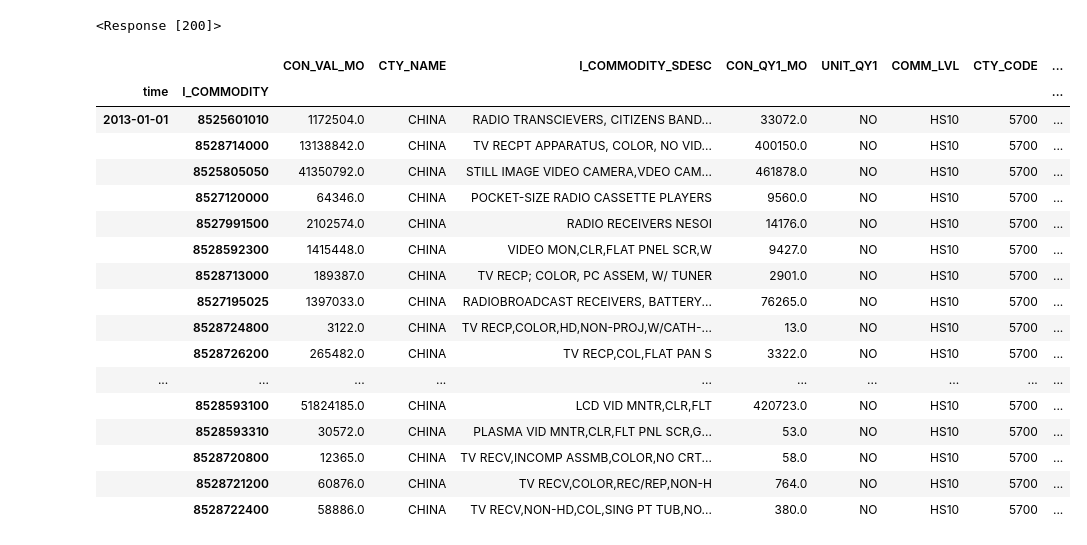
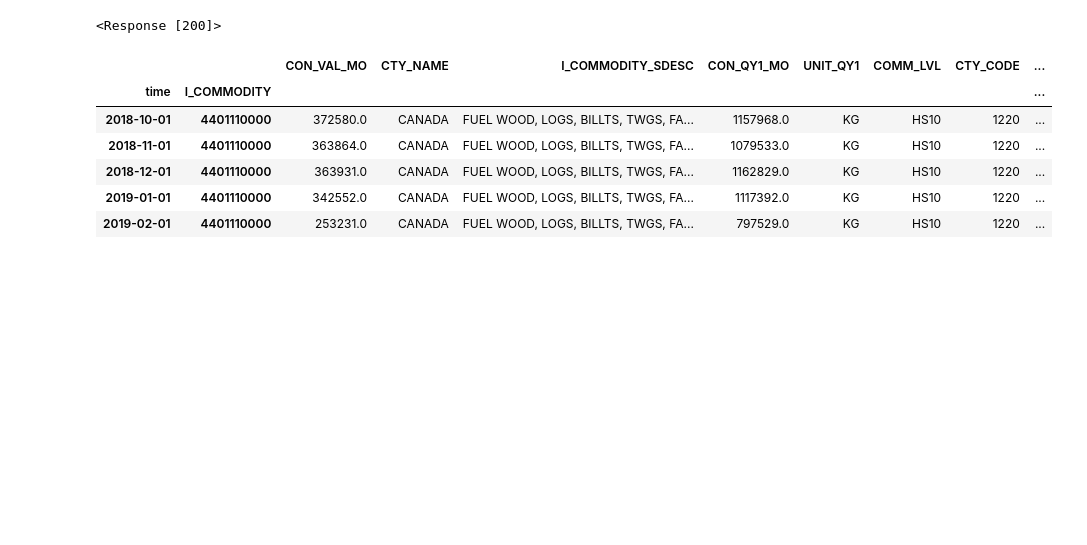
Before and after one commit to tradewartracker/trade-data-repo, a Jupyter notebook: scratch_pad/price-test.ipynb, the cells around one changed output. Drawn from its saved outputs; the diff is of its cells as text; code cells hidden in the pictures; blank space fills up the shorter version.

Commit message:
canada lumber example

```diff
--- a/scratch_pad/price-test.ipynb
+++ b/scratch_pad/price-test.ipynb
@@ -41,7 +41,7 @@ my_key = "&key=34e40301bda77077e24c859c6c6c0b721ad73fc7"
 end_use = "hs?get=CON_VAL_MO,CTY_NAME,I_COMMODITY_SDESC,CON_QY1_MO,UNIT_QY1"
 
 url = "https://api.census.gov/data/timeseries/intltrade/imports/" + end_use
-url = url + my_key + "&time==from+2013-01" + "&COMM_LVL=HS10" + "&I_COMMODITY=85*" + "&CTY_CODE=5700"
+url = url + my_key + "&time==from+2013-01" + "&COMM_LVL=HS10" + "&I_COMMODITY=44*" + "&CTY_CODE=1220"
 
 # This will grab all products that fall under the "non-alloyed unwrought aluminum"
 # and will have the quantity values that all appear to be in Killograms
@@ -69,26 +69,17 @@ df["price"] = df.CON_VAL_MO / df.CON_QY1_MO
 # %%
 df.set_index(["time", "I_COMMODITY"], inplace = True)
 
-df.head(30)
+df.sort_index()
+
+df.head()
 # %% [output]
 |  |  | CON_VAL_MO | CTY_NAME | I_COMMODITY_SDESC | CON_QY1_MO | UNIT_QY1 | COMM_LVL | CTY_CODE | ... |
 | time | I_COMMODITY |  |  |  |  |  |  |  | ... |
-| 2013-01-01 | 8525601010 | 1172504.0 | CHINA | RADIO TRANSCIEVERS, CITIZENS BAND... | 33072.0 | NO | HS10 | 5700 | ... |
-|  | 8528714000 | 13138842.0 | CHINA | TV RECPT APPARATUS, COLOR, NO VID... | 400150.0 | NO | HS10 | 5700 | ... |
-|  | 8525805050 | 41350792.0 | CHINA | STILL IMAGE VIDEO CAMERA,VDEO CAM... | 461878.0 | NO | HS10 | 5700 | ... |
-|  | 8527120000 | 64346.0 | CHINA | POCKET-SIZE RADIO CASSETTE PLAYERS | 9560.0 | NO | HS10 | 5700 | ... |
-|  | 8527991500 | 2102574.0 | CHINA | RADIO RECEIVERS NESOI | 14176.0 | NO | HS10 | 5700 | ... |
-|  | 8528592300 | 1415448.0 | CHINA | VIDEO MON,CLR,FLAT PNEL SCR,W | 9427.0 | NO | HS10 | 5700 | ... |
-|  | 8528713000 | 189387.0 | CHINA | TV RECP; COLOR, PC ASSEM, W/ TUNER | 2901.0 | NO | HS10 | 5700 | ... |
-|  | 8527195025 | 1397033.0 | CHINA | RADIOBROADCAST RECEIVERS, BATTERY... | 76265.0 | NO | HS10 | 5700 | ... |
-|  | 8528724800 | 3122.0 | CHINA | TV RECP,COLOR,HD,NON-PROJ,W/CATH-... | 13.0 | NO | HS10 | 5700 | ... |
-|  | 8528726200 | 265482.0 | CHINA | TV RECP,COL,FLAT PAN S | 3322.0 | NO | HS10 | 5700 | ... |
-| ... | ... | ... | ... | ... | ... | ... | ... | ... | ... |
-|  | 8528593100 | 51824185.0 | CHINA | LCD VID MNTR,CLR,FLT | 420723.0 | NO | HS10 | 5700 | ... |
-|  | 8528593310 | 30572.0 | CHINA | PLASMA VID MNTR,CLR,FLT PNL SCR,G... | 53.0 | NO | HS10 | 5700 | ... |
-|  | 8528720800 | 12365.0 | CHINA | TV RECV,INCOMP ASSMB,COLOR,NO CRT... | 58.0 | NO | HS10 | 5700 | ... |
-|  | 8528721200 | 60876.0 | CHINA | TV RECV,COLOR,REC/REP,NON-H | 764.0 | NO | HS10 | 5700 | ... |
-|  | 8528722400 | 58886.0 | CHINA | TV RECV,NON-HD,COL,SING PT TUB,NO... | 380.0 | NO | HS10 | 5700 | ... |
+| 2018-10-01 | 4401110000 | 372580.0 | CANADA | FUEL WOOD, LOGS, BILLTS, TWGS, FA... | 1157968.0 | KG | HS10 | 1220 | ... |
+| 2018-11-01 | 4401110000 | 363864.0 | CANADA | FUEL WOOD, LOGS, BILLTS, TWGS, FA... | 1079533.0 | KG | HS10 | 1220 | ... |
+| 2018-12-01 | 4401110000 | 363931.0 | CANADA | FUEL WOOD, LOGS, BILLTS, TWGS, FA... | 1162829.0 | KG | HS10 | 1220 | ... |
+| 2019-01-01 | 4401110000 | 342552.0 | CANADA | FUEL WOOD, LOGS, BILLTS, TWGS, FA... | 1117392.0 | KG | HS10 | 1220 | ... |
+| 2019-02-01 | 4401110000 | 253231.0 | CANADA | FUEL WOOD, LOGS, BILLTS, TWGS, FA... | 797529.0 | KG | HS10 | 1220 | ... |
 # %%
 def common_set_price(df, dfall):
 
```
Also changed, not shown: parts of 6 cells of this notebook.
